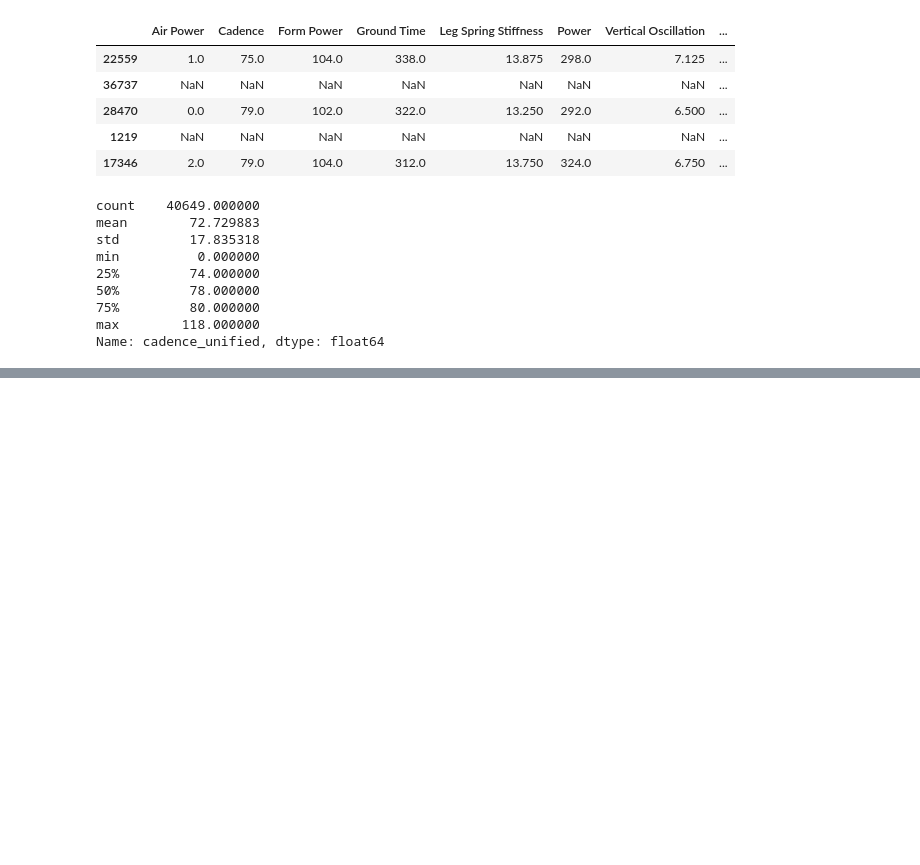
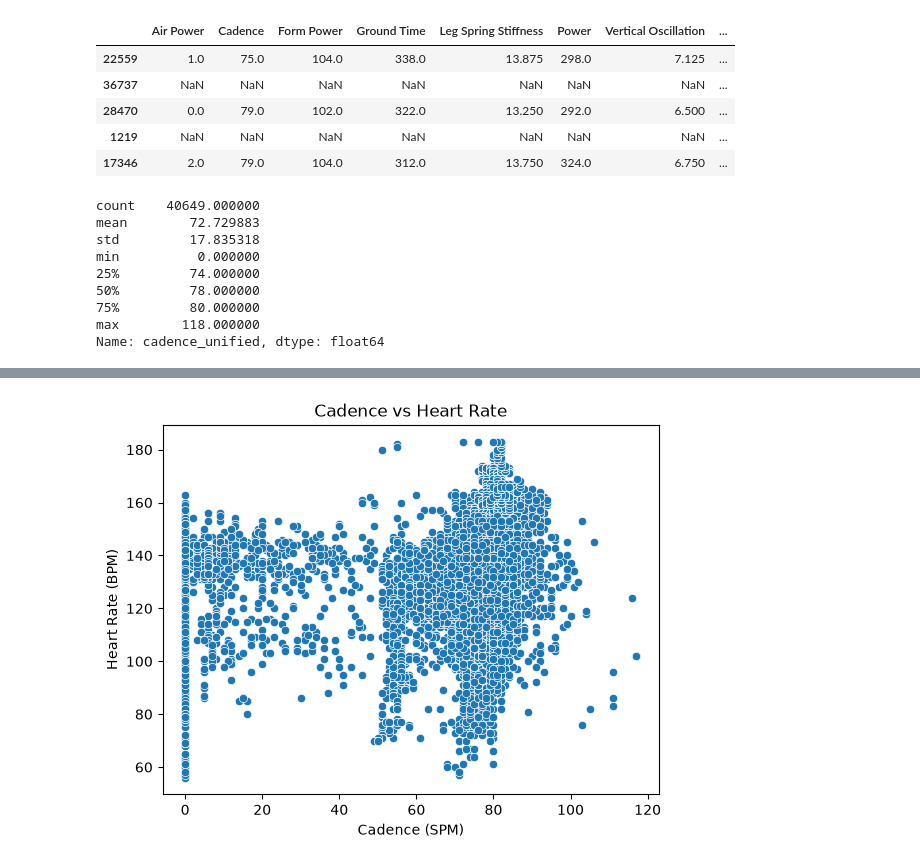
Before and after one commit to vandao288/strava_data_report, a Jupyter notebook: strava.ipynb, the cells around one changed output, grey strips where cells are left out. Cells and saved outputs as stored; diff of their text form; code cells hidden in the pictures; blank space fills up the shorter version.

Commit message:
dropna heart rate

```diff
--- a/strava.ipynb
+++ b/strava.ipynb
@@ -375,0 +396,5 @@ Name: cadence_unified, dtype: float64
+# %%
+# Let's explore heart rate
+
+hr_cleaned = df[df['heart_rate'].notna()]
+hr_cleaned.describe()
@@ -375,0 +411,9 @@ Name: cadence_unified, dtype: float64
+# %%
+sns.scatterplot(data=hr_cleaned, x="cadence_unified", y="heart_rate")
+
+plt.title("Cadence vs Heart Rate")
+plt.xlabel("Cadence (SPM)")
+plt.ylabel("Heart Rate (BPM)")
+plt.show()
+# %% [output]
+[figure, added]
```
Also changed, not shown: parts of 4 cells of this notebook.
